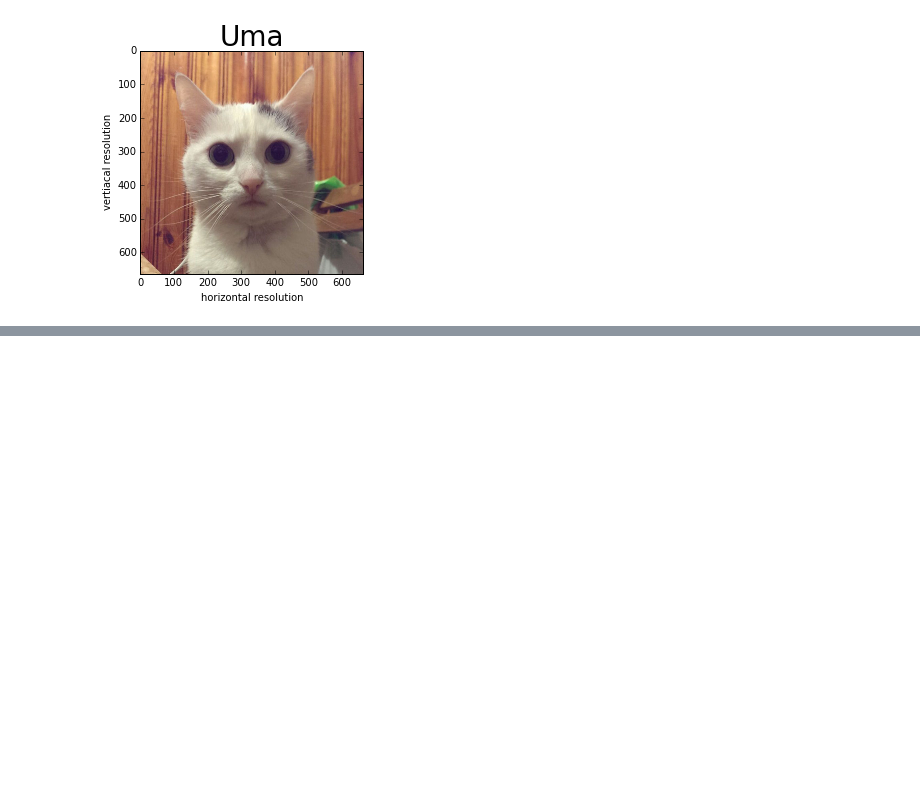
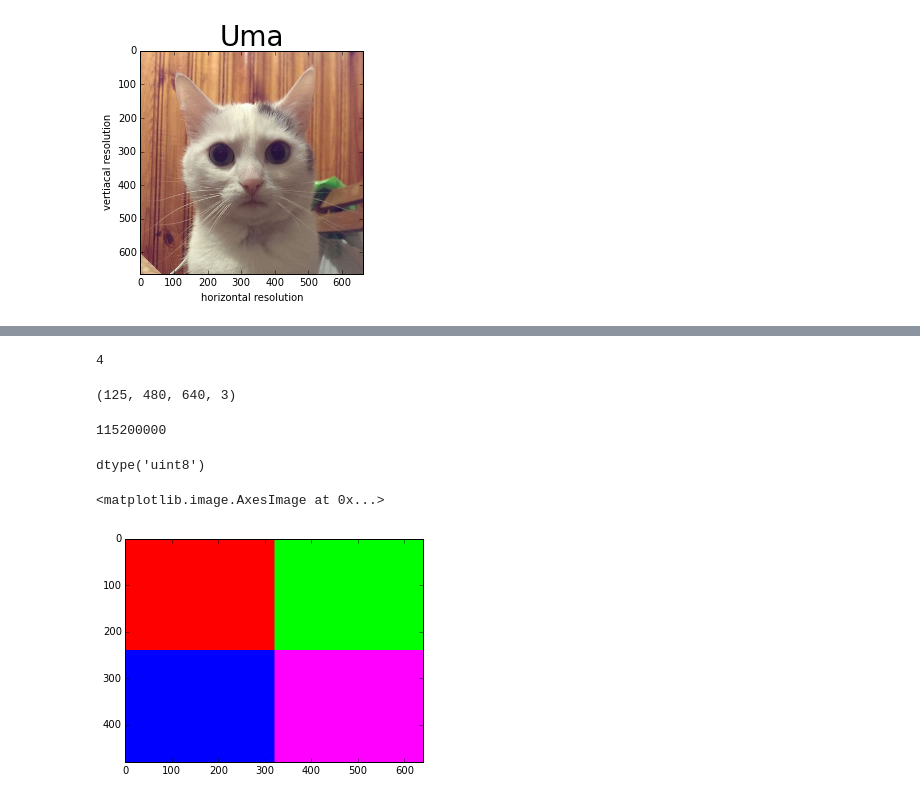
Before and after one commit to Ch00k/jupyter_numpy_overview, a Jupyter notebook: jupyter_numpy_overview.ipynb, the cells around one changed output, grey strips where cells are left out. Drawn from its saved outputs; the diff is of its cells as text; code cells hidden in the pictures; blank space fills up the shorter version.

```diff
--- a/jupyter_numpy_overview.ipynb
+++ b/jupyter_numpy_overview.ipynb
@@ -452,0 +512,39 @@ plt.show()
+# %%
+red = (255, 0, 0)
+green = (0, 255, 0)
+blue = (0, 0, 255)
+yellow = (255, 0, 255)
+
+framerate = 25
+duration = 5
+width = 640
+height = 480
+
+raw_video = np.zeros((framerate * duration, height, width, 3), dtype=np.uint8)
+
+for frame in raw_video:
+    frame[0:height / 2, 0:width / 2] = red
+    frame[0:height / 2, width / 2:width] = green
+    frame[height / 2:height, 0:width / 2] = blue
+    frame[height / 2:height, width / 2:width] = yellow
+# %%
+raw_video.ndim
+# %% [output]
+4
+# %%
+raw_video.shape
+# %% [output]
+(125, 480, 640, 3)
+# %%
+raw_video.size
+# %% [output]
+115200000
+# %%
+raw_video.dtype
+# %% [output]
+dtype('uint8')
+# %%
+plt.imshow(raw_video[1])
+# %% [output]
+<matplotlib.image.AxesImage at 0x...>
+[figure, added]
```
Also changed, not shown: parts of 28 cells of this notebook, 1 other file.
